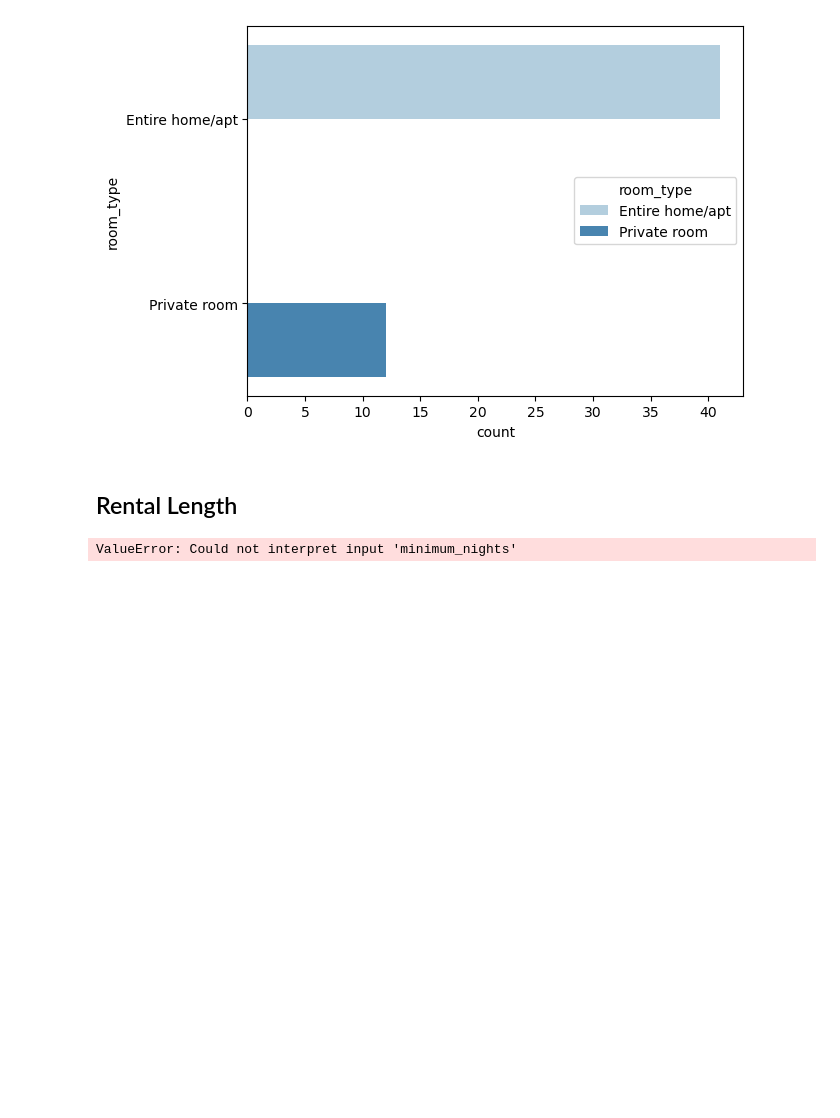
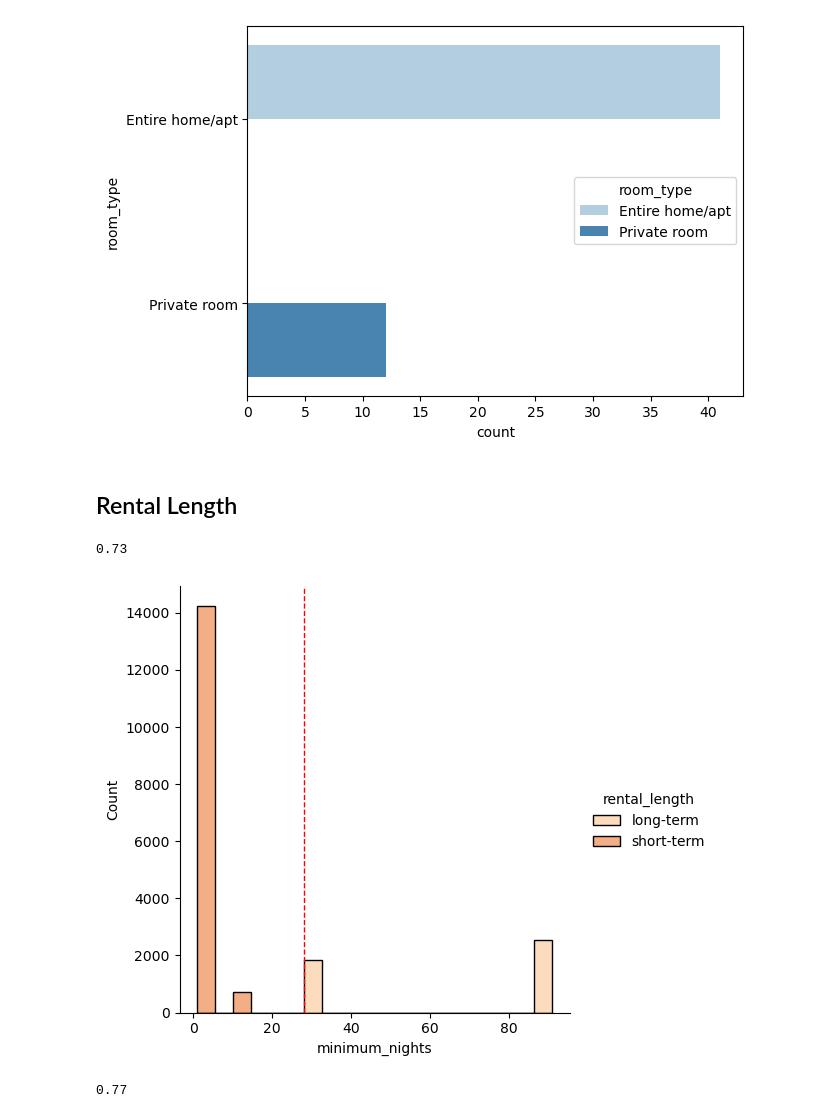
Before and after one commit to Brooks377/leftside_teamproject, a Jupyter notebook: ugly_god/Graphics.ipynb, the cells around one changed output. Drawn from its saved outputs; the diff is of its cells as text; code cells hidden in the pictures; blank space fills up the shorter version.

```diff
--- a/ugly_god/Graphics.ipynb
+++ b/ugly_god/Graphics.ipynb
@@ -119,13 +121,43 @@ sns.move_legend(ax, "center right")
 # %% [markdown]
 ## Rental Length
 # %%
+# select neighborhood
+
 master_filt = master.loc[master['census_NBH'] == 'East Boston'].reset_index()
+master_filt['rental_length'] = np.where(master_filt['minimum_nights'] < 28, 'short-term', 'long-term')
 
-ax = sns.countplot(data = master_short_filt,
-              x = 'minimum_nights',
-              hue = 'minimum_nights',
-              palette = 'Blues')
+sum = master_filt['rental_length'].value_counts().sum()
+short = master_filt['rental_length'].value_counts()['short-term']
 
-sns.move_legend(ax, "center right")
+short_term_percent = (short / sum).round(2)
+short_term_percent
 # %% [output]
-ValueError: Could not interpret input 'minimum_nights'
+0.73
+# %%
+ax = sns.displot(data = master_filt,
+                 x = 'minimum_nights',
+                 kind = 'hist',
+                 bins = 20,
+                 hue = 'rental_length',
+                 palette = 'Oranges')
+
+ax.refline(x = 28,
+           color = "red",
+           lw = 1)
+
+sns.move_legend(ax, "center right")
+# %% [output]
+[figure, added]
+# %%
+# select tract
+
+master_filt = master.loc[master['census_tract'] == 512].reset_index()
+master_filt['rental_length'] = np.where(master_filt['minimum_nights'] < 28, 'short-term', 'long-term')
+
+sum = master_filt['rental_length'].value_counts().sum()
+short = master_filt['rental_length'].value_counts()['short-term']
+
+short_term_percent = (short / sum).round(2)
+short_term_percent
+# %% [output]
+0.77
```
Also changed, not shown: parts of 4 cells of this notebook, 1 other file.
